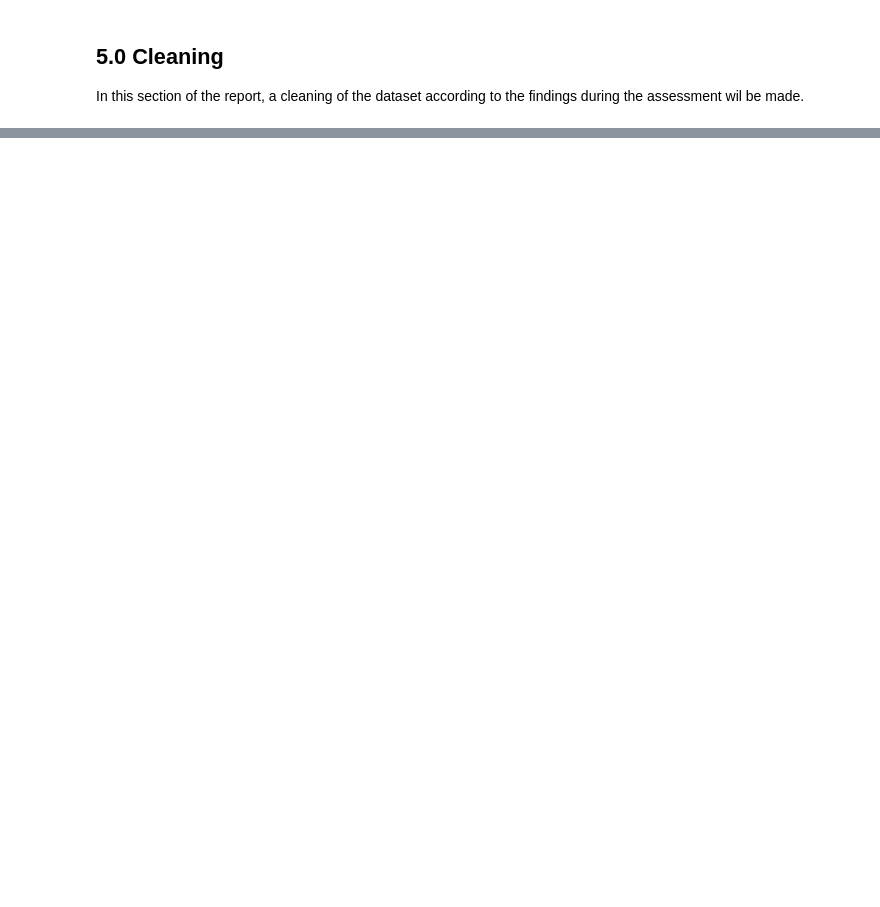
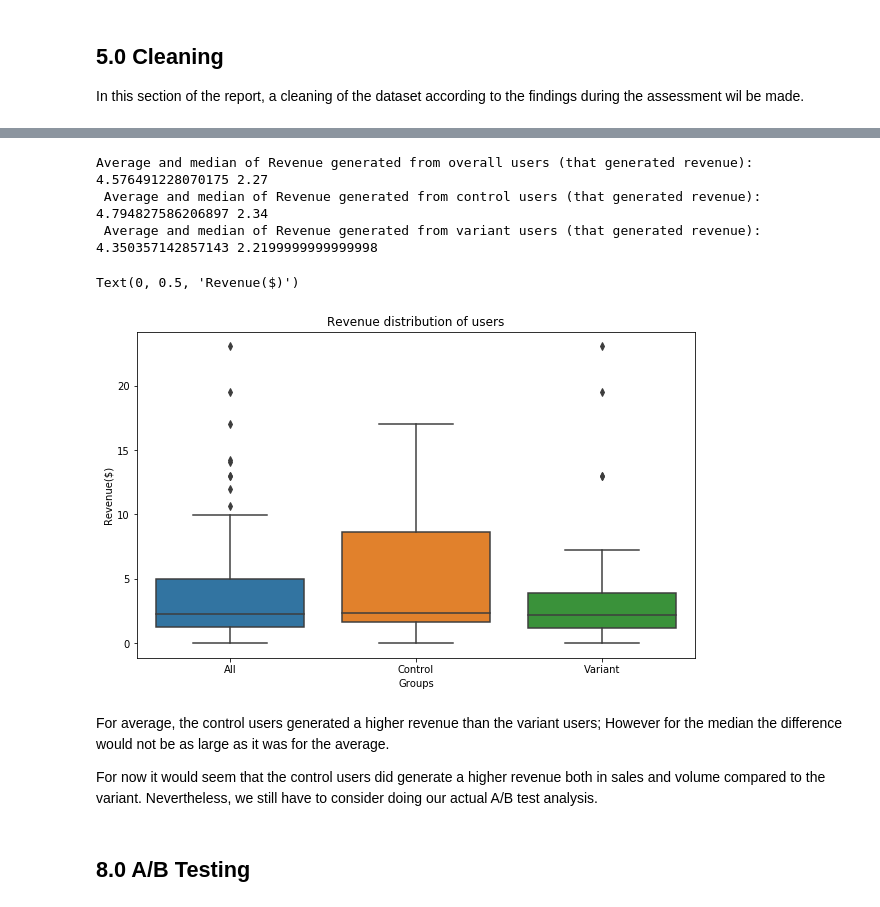
Before and after one commit to Mannygcg/AB-Testing-project, a Jupyter notebook: CVode.ipynb, the cells around one changed output, grey strips where cells are left out. Cells and saved outputs as stored; diff of their text form; code cells hidden in the pictures; blank space fills up the shorter version.

```diff
--- a/CVode.ipynb
+++ b/CVode.ipynb
@@ -80,0 +247,23 @@ For A/B testing, the fact that several users had repeated the test several times
+# %%
+print('Average and median of Revenue generated from overall users (that generated revenue):',st.mean(df_rev_n0.REVENUE), st.median(df_rev_n0.REVENUE),'\n',
+'Average and median of Revenue generated from control users (that generated revenue):',st.mean(df_con_n0.REVENUE), st.median(df_con_n0.REVENUE),'\n',
+'Average and median of Revenue generated from variant users (that generated revenue):',st.mean(df_var_n0.REVENUE), st.median(df_var_n0.REVENUE))
+# %% [output]
+Average and median of Revenue generated from overall users (that generated revenue): 4.576491228070175 2.27
+ Average and median of Revenue generated from control users (that generated revenue): 4.794827586206897 2.34
+ Average and median of Revenue generated from variant users (that generated revenue): 4.350357142857143 2.2199999999999998
+# %%
+plt.figure(figsize=[10,6])
+sns.boxplot(data=[df_rev_n0.REVENUE,df_con_n0.REVENUE,df_var_n0.REVENUE]).set_xticklabels(['All','Control','Variant'])
+plt.title('Revenue distribution of users')
+plt.xlabel('Groups')
+plt.ylabel('Revenue($)')
+# %% [output]
+Text(0, 0.5, 'Revenue($)')
+[figure, added]
+# %% [markdown]
+For average, the control users generated a higher revenue than the variant users; However for the median the difference would not be as large as it was for the average.
+
+For now it would seem that the control users did generate a higher revenue both in sales and volume compared to the variant. Nevertheless, we still have to consider doing our actual A/B test analysis.
+# %% [markdown]
+## 8.0 A/B Testing
```
Also changed, not shown: parts of 44 cells of this notebook, 1 other file.
